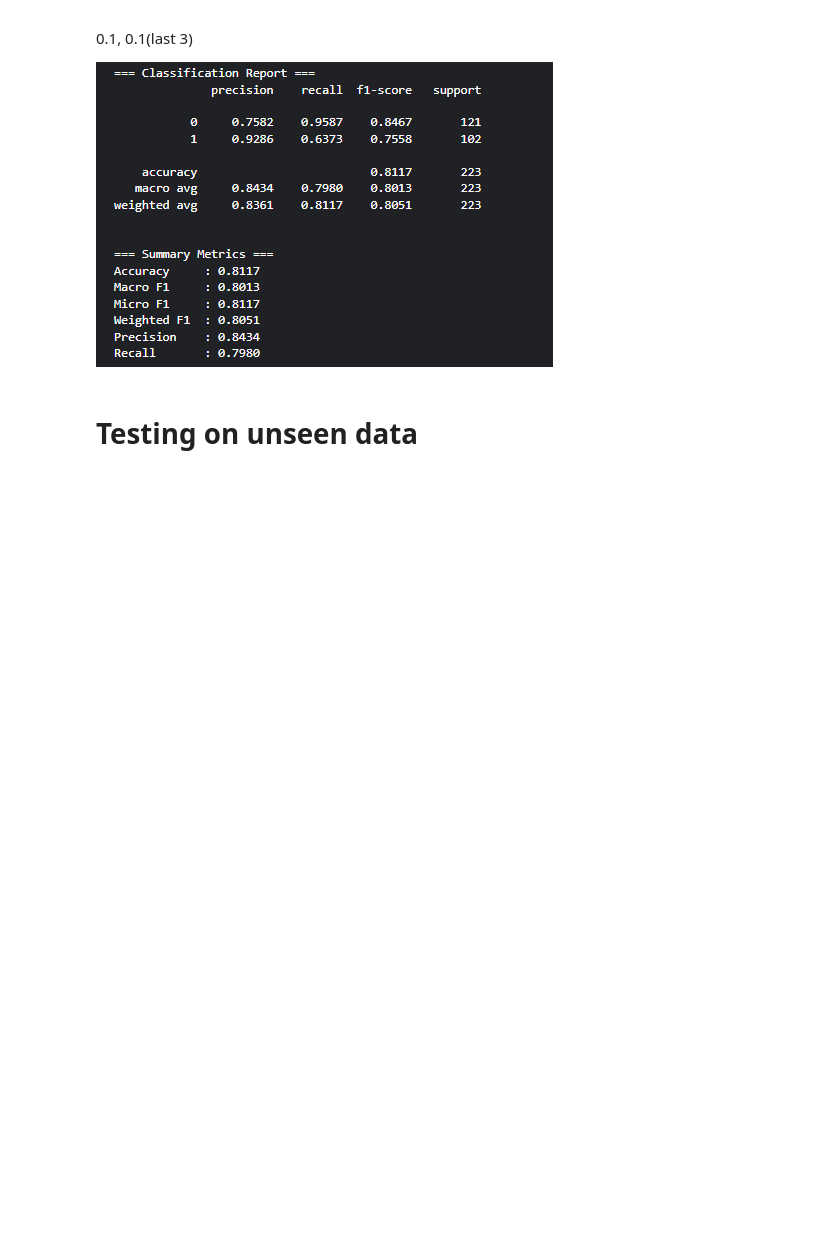
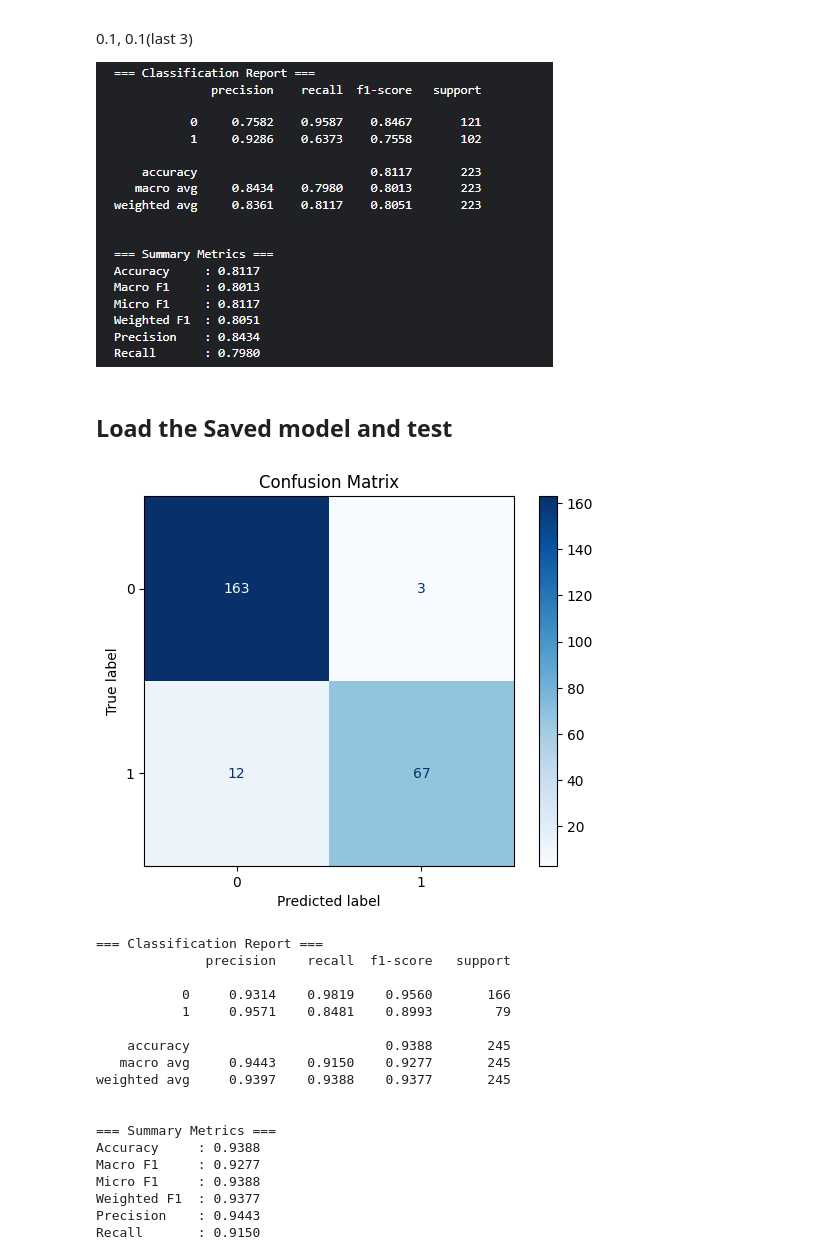
Before and after one commit to ramdaftari/brain-spy, a Jupyter notebook: BinaryClassification/dual-cnn-adnet-subject-split.ipynb, the cells around one changed output. Saved outputs shown, nothing was run; the diff lists cells and outputs as text; code cells hidden in the pictures; blank space fills up the shorter version.

Commit message:
dual cnn model nb

```diff
--- a/BinaryClassification/dual-cnn-adnet-subject-split.ipynb
+++ b/BinaryClassification/dual-cnn-adnet-subject-split.ipynb
@@ -1194,5 +1203,3 @@ Recall       : 0.7980
 0.1, 0.1(last 3)
 
 ![image.png](attachment:dfcf72a6-620f-45dc-bea9-3cfc83237841.png)
-# %% [markdown]
-# Testing on unseen data
@@ -1240,4 +1206,8 @@ class MRIData_W_t(Dataset):
+# %% [markdown]
+## Load the Saved model and test
 # %%
+model_path= "/kaggle/input/ss-dual-cnn/pytorch/default/1/model_3d_wd_V2.pth"
+
 device = torch.device('cuda' if torch.cuda.is_available() else 'cpu')
 model = W_ThreeHeadedADNet()
 
@@ -1341,31 +1254,51 @@ from sklearn.metrics import (
 import matplotlib.pyplot as plt
 
 # Evaluate the model
-accuracy, preds, labels = save_outputs_W(model, test_loader_t)
+accuracy, preds, labels = save_outputs_W(model, test_loader)
 
 # Confusion Matrix
 cm = confusion_matrix(labels, preds)
 disp = ConfusionMatrixDisplay(confusion_matrix=cm)
 disp.plot(cmap='Blues')
 plt.title("Confusion Matrix")
 plt.show()
 
 # Classification Report
 print("=== Classification Report ===")
 print(classification_report(labels, preds, digits=4))
 
 
 overall_acc = accuracy_score(labels, preds)
 macro_f1    = f1_score(labels, preds, average='macro')
 micro_f1    = f1_score(labels, preds, average='micro')
 weighted_f1 = f1_score(labels, preds, average='weighted')
 precision   = precision_score(labels, preds, average='macro')
 recall      = recall_score(labels, preds, average='macro')
 
 print("\n=== Summary Metrics ===")
 print(f"Accuracy     : {overall_acc:.4f}")
 print(f"Macro F1     : {macro_f1:.4f}")
 print(f"Micro F1     : {micro_f1:.4f}")
 print(f"Weighted F1  : {weighted_f1:.4f}")
 print(f"Precision    : {precision:.4f}")
 print(f"Recall       : {recall:.4f}")
+# %% [output]
+[figure, added]
+=== Classification Report ===
+              precision    recall  f1-score   support
+
+           0     0.9314    0.9819    0.9560       166
+           1     0.9571    0.8481    0.8993        79
+
+    accuracy                         0.9388       245
+   macro avg     0.9443    0.9150    0.9277       245
+weighted avg     0.9397    0.9388    0.9377       245
+
+
+=== Summary Metrics ===
+Accuracy     : 0.9388
+Macro F1     : 0.9277
+Micro F1     : 0.9388
+Weighted F1  : 0.9377
+Precision    : 0.9443
+Recall       : 0.9150
```
Also changed, not shown: parts of 22 cells of this notebook.
